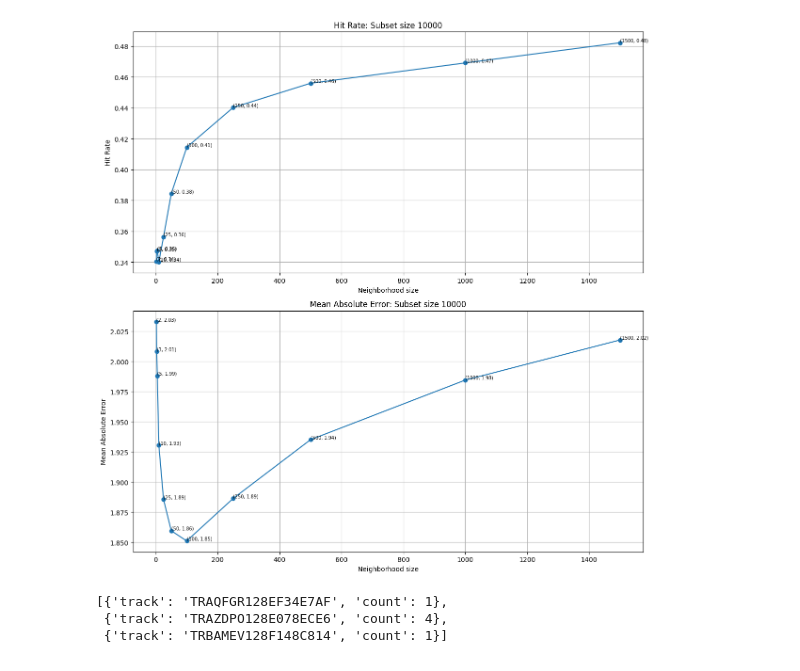
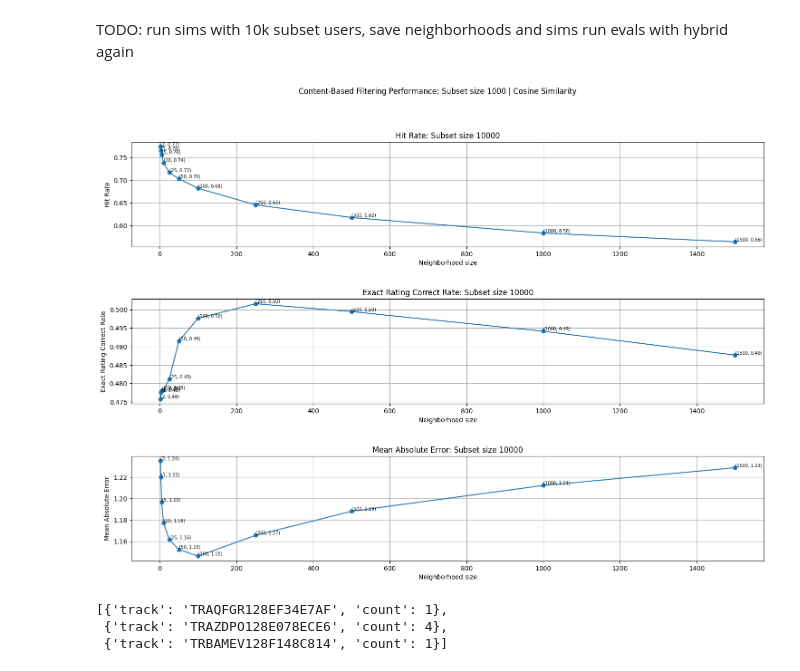
Before and after one commit to huang0h/ds4420-project, a Jupyter notebook: hybrid_collaborative_filtering/working_no-lyrics.ipynb, the cells around one changed output. Saved outputs shown, nothing was run; the diff lists cells and outputs as text; code cells hidden in the pictures.

Commit message:
finish hybrid model building and eval

```diff
--- a/hybrid_collaborative_filtering/working_no-lyrics.ipynb
+++ b/hybrid_collaborative_filtering/working_no-lyrics.ipynb
@@ -8,8 +8,8 @@ import numpy as np
 import matplotlib.pyplot as plt
 import pandas as pd
 # %%
-with open('../rawdata/msd_subset_audio_features.json', 'r') as f:
-    merged_features_raw = json.load(f)
+# with open('../rawdata/msd_subset_audio_features.json', 'r') as f:
+#     merged_features_raw = json.load(f)
 
 with open('../rawdata/msd_taste_profile_cleaned.json', 'r') as f:
     taste_profile_raw = json.load(f)
@@ -65,3 +87,12 @@ index_to_userid = { v: k for k, v in userid_to_index.items() }
 # %%
 RAND_SEED = 916
 rand = np.random.default_rng(RAND_SEED)
+# %%
+all_tracks = set()
+
+for user, setlist in user_setlists.items():
+    all_tracks.update(setlist.keys())
+
+all_tracks = list(all_tracks)
+n_tracks = len(all_tracks)
+n_tracks
@@ -123,6 +156,7 @@ def simulate_subset(subset_size, rand, neighborhood_sizes, user_sim_func, given_
         squared_error = 0
         abs_error = 0
         hits = 0
+        liked_right = 0
         run_count = 0
 
         print(f'>> Analyzing neighborhood of size {neighborhood_size}...')
@@ -143,7 +177,10 @@ def simulate_subset(subset_size, rand, neighborhood_sizes, user_sim_func, given_
                 if round(prediction) == actual:
                     hits += 1
 
-        return user_neighborhoods, squared_error / run_count, abs_error / run_count, hits / run_count
+                if (prediction >= 1 and actual >= 1) or (prediction < 1 and actual == 0):
+                    liked_right += 1
+
+        return user_neighborhoods, squared_error / run_count, abs_error / run_count, hits / run_count, liked_right / run_count
 
     neighborhood_analysis = [run_neighborhood_analysis(n) for n in neighborhood_sizes]
     print()
@@ -159,0 +198,13 @@ subset_indices[:5]
+# %%
+# Generate negative samples
+n_samples = 2
+
+for i, user in enumerate(users):
+    if i % 250 == 0:
+        print(f'{i}/{n_users} | {i/n_users * 100:.2f}%', end='\r')
+
+    user_tracks = set([t['track'] for t in taste_profile_raw[user]])
+    negative_choice_pool = [ t for t in all_tracks if t not in user_tracks ]
+
+    negative_choices = rand.choice(negative_choice_pool, size=n_samples, replace=False)
+    taste_profile_raw[user].extend([{'track': t, 'count': 0} for t in negative_choices])
@@ -169,28 +240,33 @@ for size in subset_sizes:
+# %% [markdown]
+TODO:
+run sims with 10k subset users, save neighborhoods and sims
+run evals with hybrid again
 # %%
-fig, axs = plt.subplots(2, 1, figsize=(12, 12))
+fig, axs = plt.subplots(3, 1, figsize=(18, 12), gridspec_kw={'hspace': 0.5})
 
-labels=['Hit Rate', 'Mean Absolute Error']
-index_num = [3, 2]
+labels=['Hit Rate', 'Exact Rating Correct Rate', 'Mean Absolute Error', ]
+index_num = [4, 3, 2]
 for axnum, ax in enumerate(axs.flatten()):
     index = index_num[axnum]
     label = labels[axnum]
     size = subset_sizes[0]
     this_neighborhood_sizes = [s for s in neighborhood_sizes if s < size]
 
     ax.plot(this_neighborhood_sizes, [r[index] for r in results[size][3]], marker='o', label=label)
 
     for i, _ in enumerate(this_neighborhood_sizes):
         ax.text(this_neighborhood_sizes[i], results[size][3][i][index], f'({this_neighborhood_sizes[i]}, {results[size][3][i][index]:.2f})', fontsize=7, ha='left', va='bottom')
 
     ax.set_title(f'{label}: Subset size {size}')
     ax.set_xlabel('Neighborhood size')
     ax.set_ylabel(label)
     ax.grid(True)
 
+plt.suptitle(f'Content-Based Filtering Performance: Subset size 1000 | Cosine Similarity')
 plt.tight_layout()
 plt.show()
 # %% [output]
-[figure, old version]
+[figure, new version]
 # %%
 USER_SIM_FILE = 'user_similarity'
 SUBSET_INDEX_MAPPING_FILE = 'subset_index_mapping'
```
Also changed, not shown: parts of 6 cells of this notebook, 21 other files.
